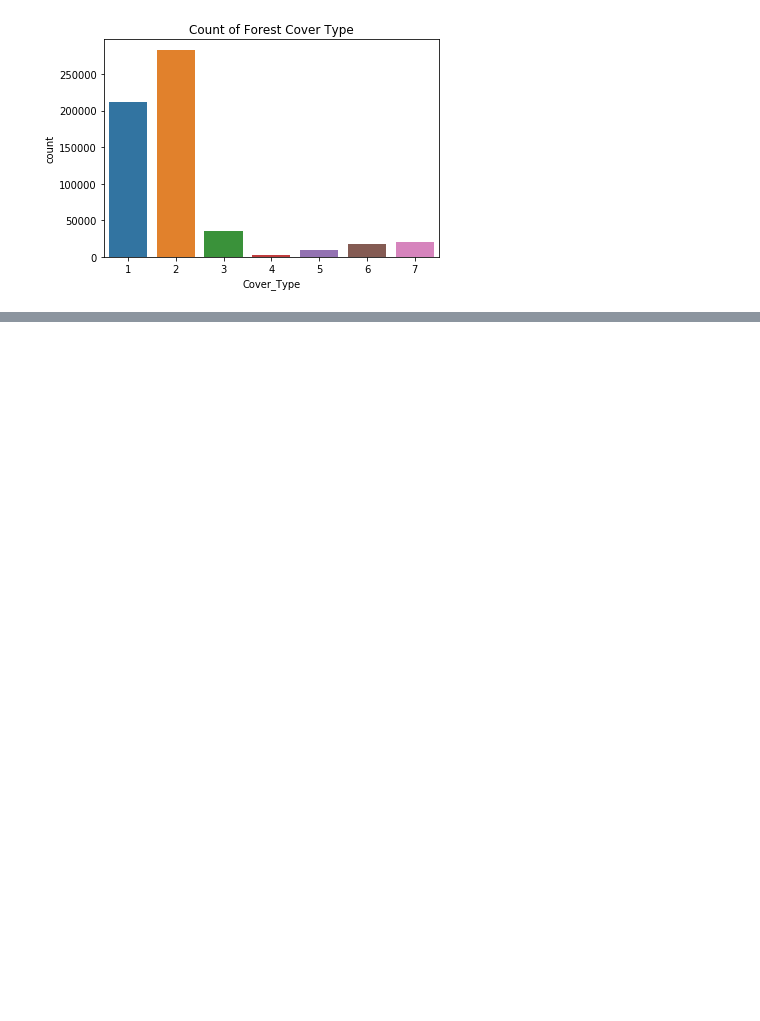
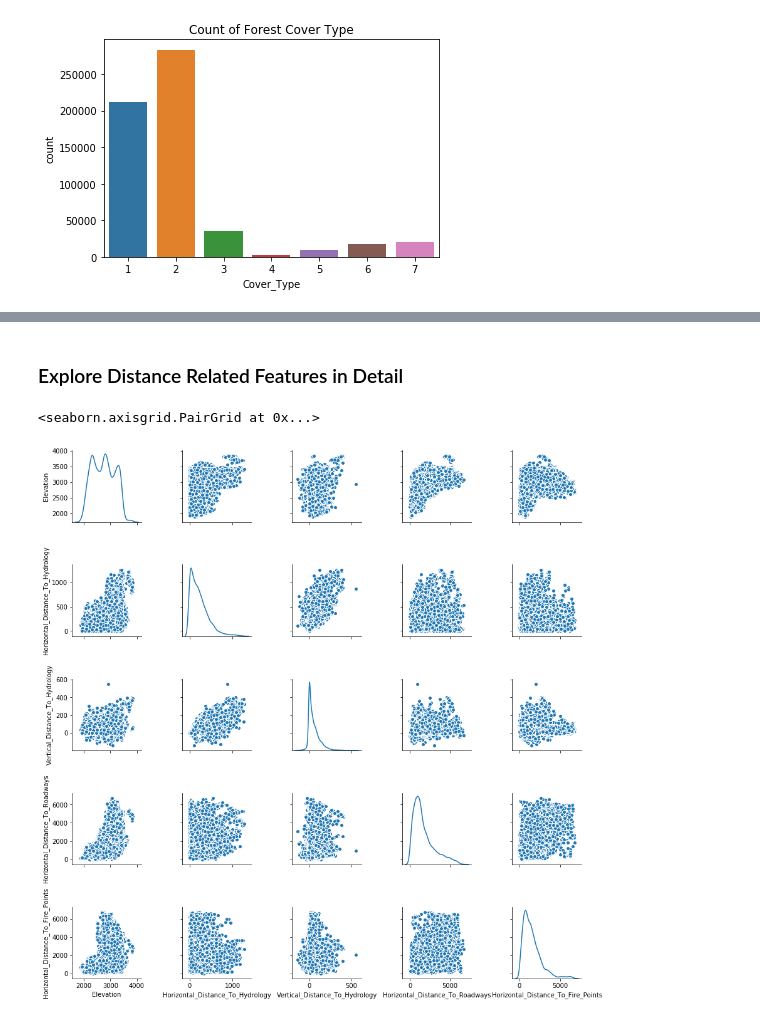
Before and after one commit to alrPhysics/forest_cover, a Jupyter notebook: forest_cover.ipynb, the cells around one changed output, grey strips where cells are left out. Saved outputs shown, nothing was run; the diff lists cells and outputs as text; code cells hidden in the pictures; blank space fills up the shorter version.

```diff
--- a/forest_cover.ipynb
+++ b/forest_cover.ipynb
@@ -101,0 +214,8 @@ X_test, y_test = params.loc[test_index], target.loc[test_index]
+# %% [markdown]
+### Explore Distance Related Features in Detail
+# %%
+sns.pairplot(X_train[['Elevation', 'Horizontal_Distance_To_Hydrology', 'Vertical_Distance_To_Hydrology',
+                      'Horizontal_Distance_To_Roadways', 'Horizontal_Distance_To_Fire_Points']], diag_kind='kde');
+# %% [output]
+<seaborn.axisgrid.PairGrid at 0x...>
+[figure, added]
```
Also changed, not shown: parts of 18 cells of this notebook.
